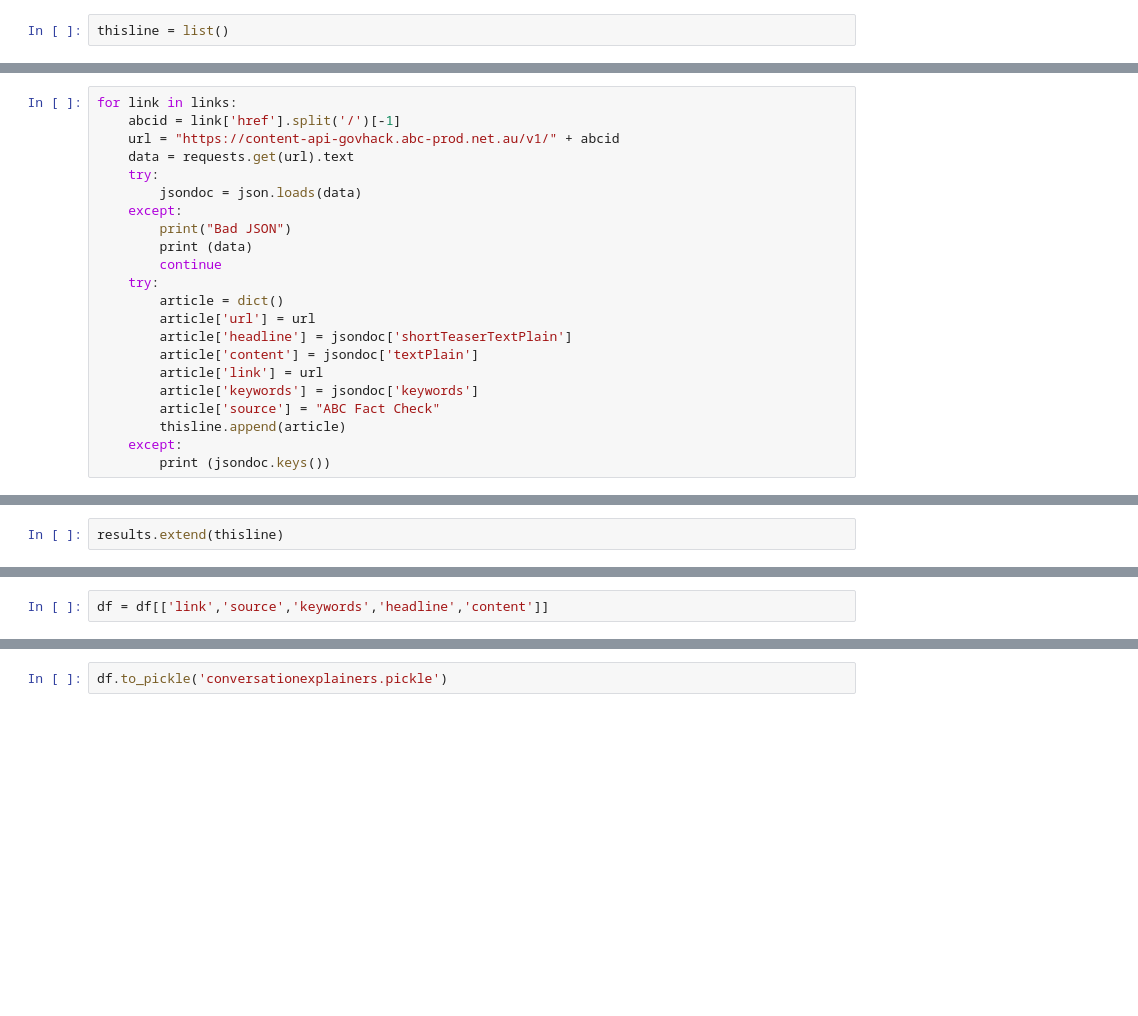
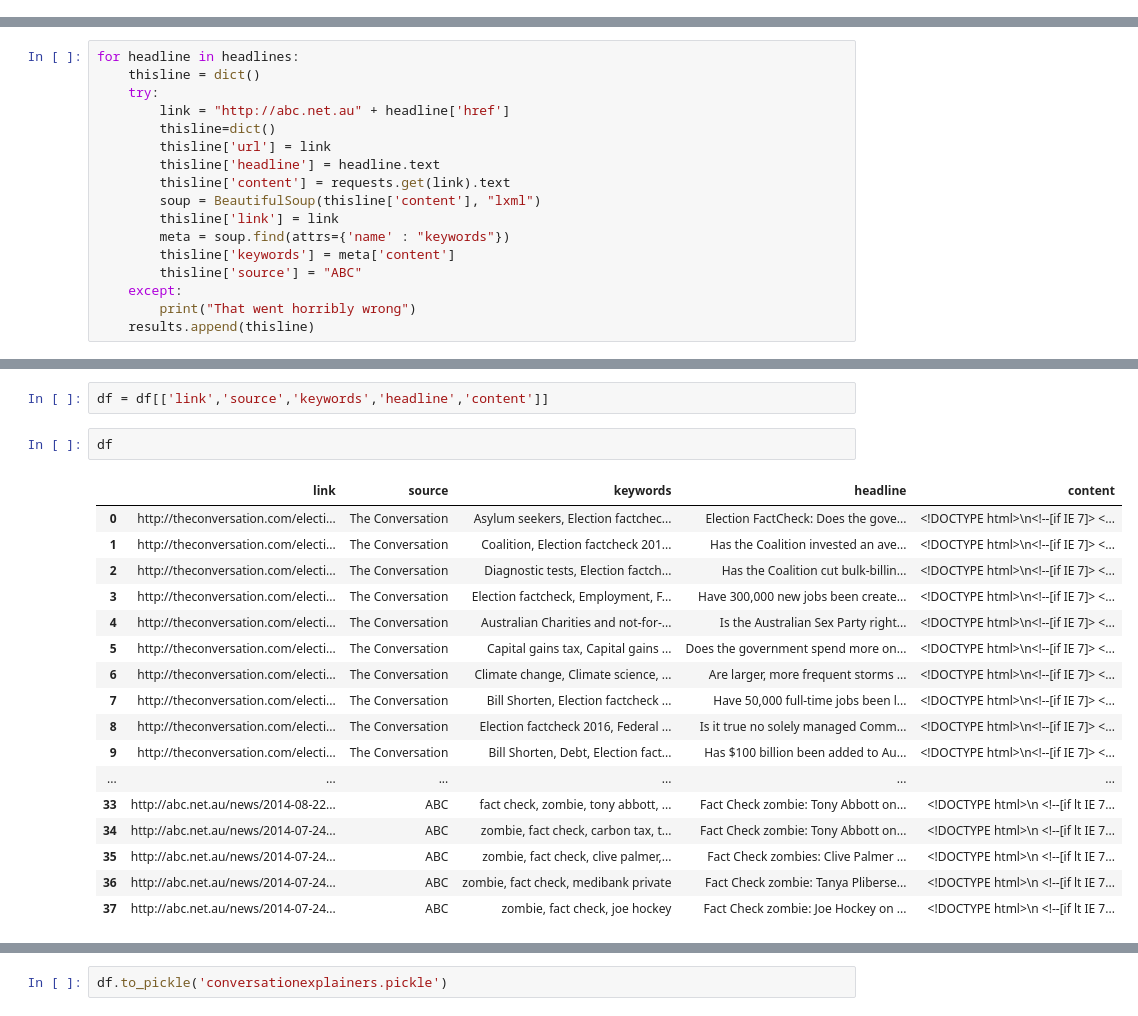
Before and after one commit to aptperson/govhack-truthbot, a Jupyter notebook: scraper.ipynb, the cells around one changed output, grey strips where cells are left out. Cells and saved outputs as stored; diff of their text form; blank space fills up the shorter version.

Commit message:
Scraper now just scrapes ABC ('coz JSON API still broken)

```diff
--- a/scraper.ipynb
+++ b/scraper.ipynb
@@ -99,2 +61,0 @@ links
-# %%
-thisline = list()
@@ -105,22 +61,0 @@ url = "https://content-api-govhack.abc-prod.net.au/v1/" + "7509112"
-# %%
-for link in links:
-    abcid = link['href'].split('/')[-1]
-    url = "https://content-api-govhack.abc-prod.net.au/v1/" + abcid
-    data = requests.get(url).text
-    try:
-        jsondoc = json.loads(data)
-    except:
-        print("Bad JSON")
-        print (data)
-        continue
-    try:
-        article = dict()
-        article['url'] = url
-        article['headline'] = jsondoc['shortTeaserTextPlain']
-        article['content'] = jsondoc['textPlain']
-        article['link'] = url
-        article['keywords'] = jsondoc['keywords']
-        article['source'] = "ABC Fact Check"
-        thisline.append(article)
-    except:
-        print (jsondoc.keys())
@@ -145,2 +61,0 @@ dict_keys(['firstPublishedDate', 'captionPlain', 'caption', 'canonicalUrl', 'tea
-# %%
-results.extend(thisline)
@@ -147,6 +66,43 @@ results.extend(thisline)
+# %%
+for headline in headlines:
+    thisline = dict()
+    try:
+        link = "http://abc.net.au" + headline['href']
+        thisline=dict()
+        thisline['url'] = link
+        thisline['headline'] = headline.text
+        thisline['content'] = requests.get(link).text
+        soup = BeautifulSoup(thisline['content'], "lxml")
+        thisline['link'] = link
+        meta = soup.find(attrs={'name' : "keywords"})
+        thisline['keywords'] = meta['content']
+        thisline['source'] = "ABC"
+    except:
+        print("That went horribly wrong")
+    results.append(thisline)
 # %%
 df = pd.DataFrame(results)
 # %%
 df = df[['link','source','keywords','headline','content']]
+# %%
+df
+# %% [output]
+|  | link | source | keywords | headline | content |
+| 0 | http://theconversation.com/electi... | The Conversation | Asylum seekers, Election factchec... | Election FactCheck: Does the gove... | <!DOCTYPE html>\n<!--[if IE 7]> <... |
+| 1 | http://theconversation.com/electi... | The Conversation | Coalition, Election factcheck 201... | Has the Coalition invested an ave... | <!DOCTYPE html>\n<!--[if IE 7]> <... |
+| 2 | http://theconversation.com/electi... | The Conversation | Diagnostic tests, Election factch... | Has the Coalition cut bulk-billin... | <!DOCTYPE html>\n<!--[if IE 7]> <... |
+| 3 | http://theconversation.com/electi... | The Conversation | Election factcheck, Employment, F... | Have 300,000 new jobs been create... | <!DOCTYPE html>\n<!--[if IE 7]> <... |
+| 4 | http://theconversation.com/electi... | The Conversation | Australian Charities and not-for-... | Is the Australian Sex Party right... | <!DOCTYPE html>\n<!--[if IE 7]> <... |
+| 5 | http://theconversation.com/electi... | The Conversation | Capital gains tax, Capital gains ... | Does the government spend more on... | <!DOCTYPE html>\n<!--[if IE 7]> <... |
+| 6 | http://theconversation.com/electi... | The Conversation | Climate change, Climate science, ... | Are larger, more frequent storms ... | <!DOCTYPE html>\n<!--[if IE 7]> <... |
+| 7 | http://theconversation.com/electi... | The Conversation | Bill Shorten, Election factcheck ... | Have 50,000 full-time jobs been l... | <!DOCTYPE html>\n<!--[if IE 7]> <... |
+| 8 | http://theconversation.com/electi... | The Conversation | Election factcheck 2016, Federal ... | Is it true no solely managed Comm... | <!DOCTYPE html>\n<!--[if IE 7]> <... |
+| 9 | http://theconversation.com/electi... | The Conversation | Bill Shorten, Debt, Election fact... | Has $100 billion been added to Au... | <!DOCTYPE html>\n<!--[if IE 7]> <... |
+| ... | ... | ... | ... | ... | ... |
+| 33 | http://abc.net.au/news/2014-08-22... | ABC | fact check, zombie, tony abbott, ... | Fact Check zombie: Tony Abbott on... | <!DOCTYPE html>\n <!--[if lt IE 7... |
+| 34 | http://abc.net.au/news/2014-07-24... | ABC | zombie, fact check, carbon tax, t... | Fact Check zombie: Tony Abbott on... | <!DOCTYPE html>\n <!--[if lt IE 7... |
+| 35 | http://abc.net.au/news/2014-07-24... | ABC | zombie, fact check, clive palmer,... | Fact Check zombies: Clive Palmer ... | <!DOCTYPE html>\n <!--[if lt IE 7... |
+| 36 | http://abc.net.au/news/2014-07-24... | ABC | zombie, fact check, medibank private | Fact Check zombie: Tanya Pliberse... | <!DOCTYPE html>\n <!--[if lt IE 7... |
+| 37 | http://abc.net.au/news/2014-07-24... | ABC | zombie, fact check, joe hockey | Fact Check zombie: Joe Hockey on ... | <!DOCTYPE html>\n <!--[if lt IE 7... |
 # %%
 df['content'] = df['content'].fillna(" ")
```
Also changed, not shown: parts of 14 cells of this notebook.
